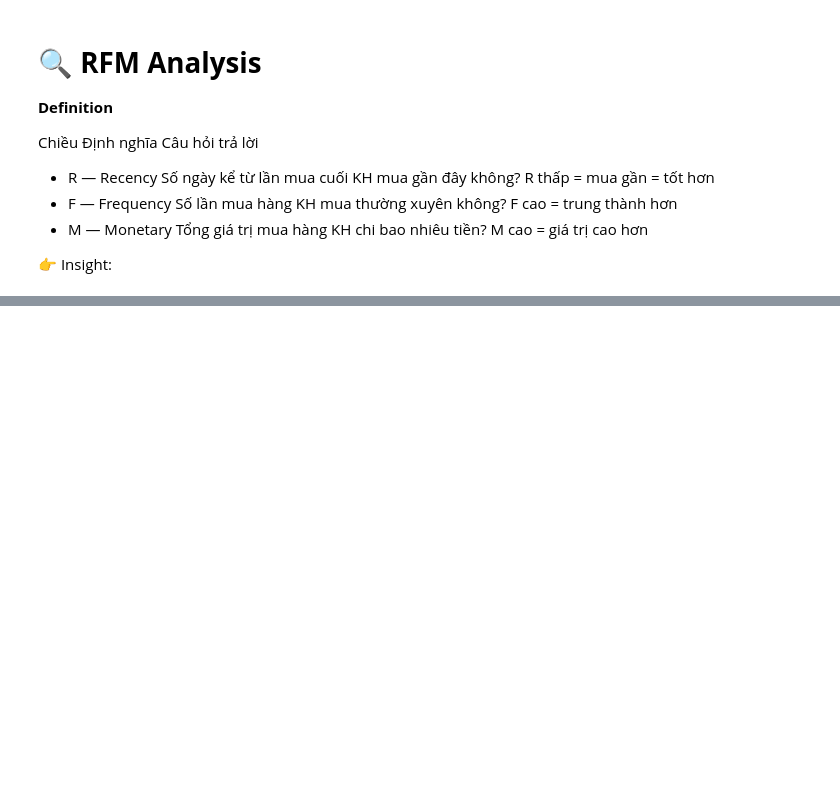
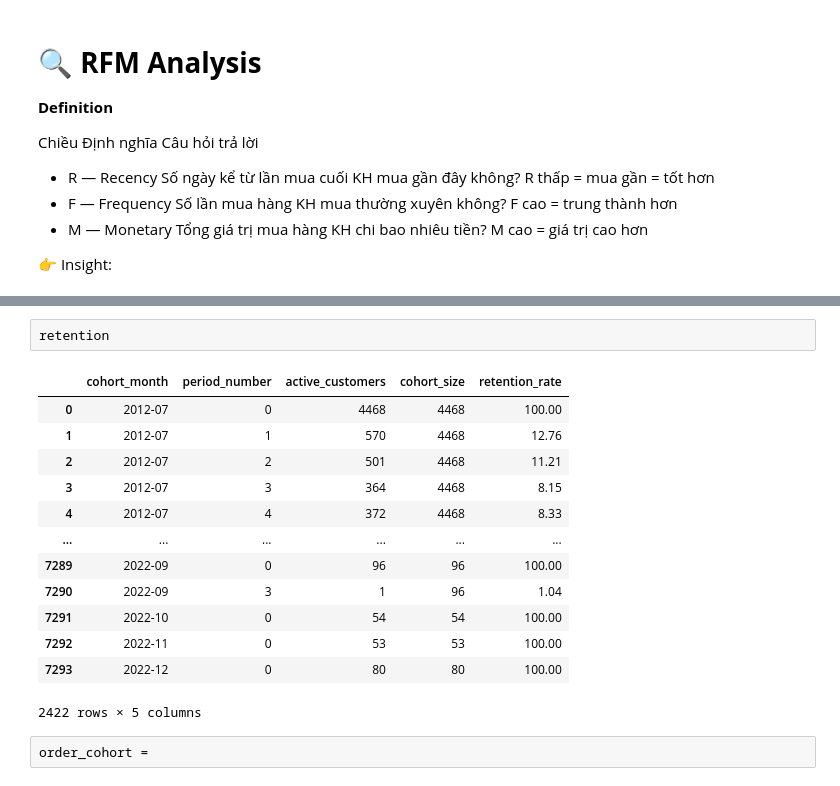
Before and after one commit to lamducanhkhoarubik-spec/Datathon_UITUT, a Jupyter notebook: code/eda/diagnostic.ipynb, the cells around one changed output, grey strips where cells are left out. Cells and saved outputs as stored; diff of their text form; blank space fills up the shorter version.

```diff
--- a/code/eda/diagnostic.ipynb
+++ b/code/eda/diagnostic.ipynb
@@ -782,3 +862,21 @@ Potential Loyalists   1166            0.96
+# %%
+retention
+# %% [output]
+|  | cohort_month | period_number | active_customers | cohort_size | retention_rate |
+| 0 | 2012-07 | 0 | 4468 | 4468 | 100.00 |
+| 1 | 2012-07 | 1 | 570 | 4468 | 12.76 |
+| 2 | 2012-07 | 2 | 501 | 4468 | 11.21 |
+| 3 | 2012-07 | 3 | 364 | 4468 | 8.15 |
+| 4 | 2012-07 | 4 | 372 | 4468 | 8.33 |
+| ... | ... | ... | ... | ... | ... |
+| 7289 | 2022-09 | 0 | 96 | 96 | 100.00 |
+| 7290 | 2022-09 | 3 | 1 | 96 | 1.04 |
+| 7291 | 2022-10 | 0 | 54 | 54 | 100.00 |
+| 7292 | 2022-11 | 0 | 53 | 53 | 100.00 |
+| 7293 | 2022-12 | 0 | 80 | 80 | 100.00 |
+2422 rows × 5 columns
+# %%
+order_cohort =
 # %%
 import nbformat
 import tokenize
```
Also changed, not shown: parts of 20 cells of this notebook.
